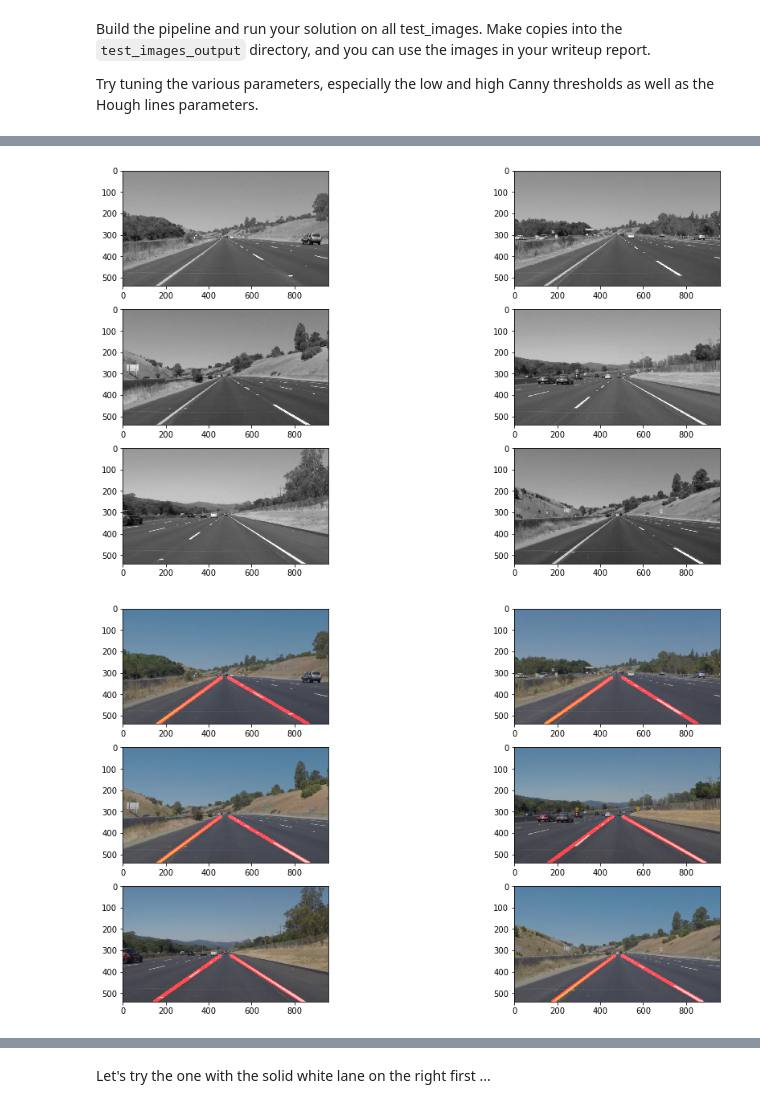
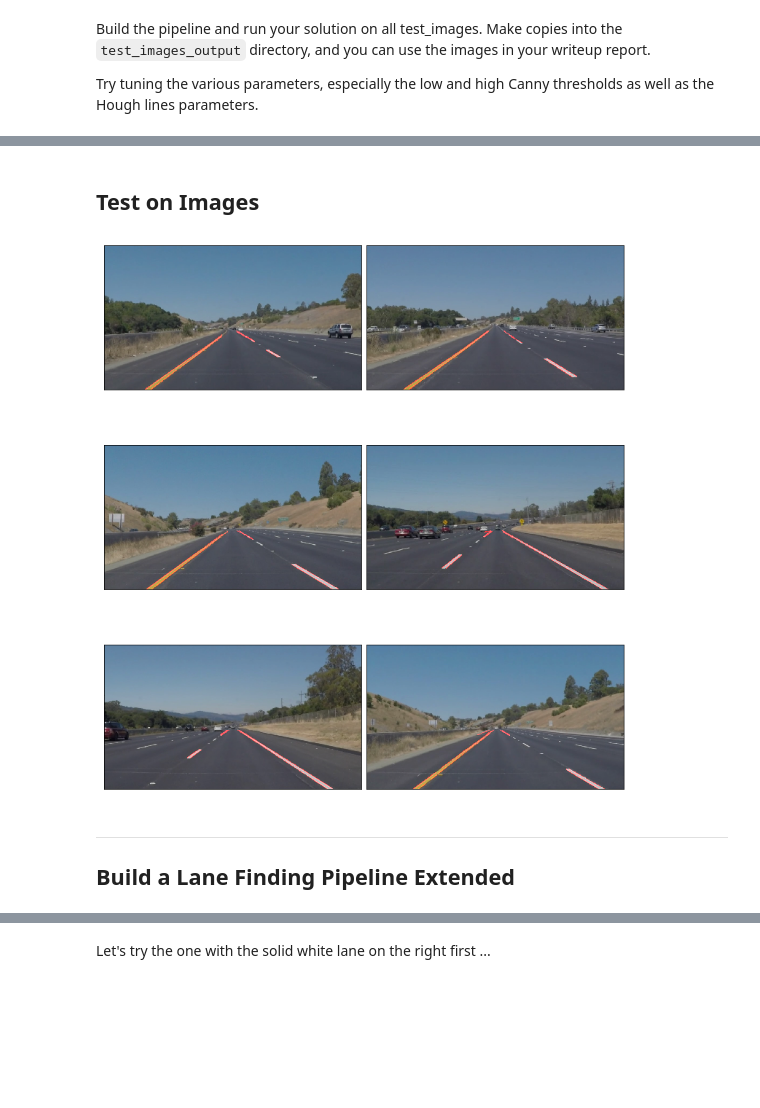
Before and after one commit to joshwadd/Lane-Line-Identification, a Jupyter notebook: Lane-Line-identification.ipynb, the cells around one changed output, grey strips where cells are left out. Cells and saved outputs as stored; diff of their text form; code cells hidden in the pictures; blank space fills up the shorter version.

```diff
--- a/Lane-Line-identification.ipynb
+++ b/Lane-Line-identification.ipynb
@@ -283,0 +134,9 @@ os.listdir("test_images/")
+# %%
+def canny(img, low_threshold = 50, high_threshold = 150):
+    """Applies the Canny transform"""
+    return cv2.Canny(img, low_threshold, high_threshold)
+
+
+edge_detection = list(map(canny, gussian_blur_img))
+
+show_images(edge_detection, cols =2, save=True, title = 'Canny_edge_image')
@@ -283,0 +231,24 @@ os.listdir("test_images/")
+# %%
+def draw_lines(img, lines, color=[255, 0, 0], thickness=2):
+
+    for line in lines:
+        for x1,y1,x2,y2 in line:
+            cv2.line(img, (x1, y1), (x2, y2), color, thickness)
+
+def hough_lines_basic(img, rho=2, theta=np.pi/180, threshold=20, min_line_len=25, max_line_gap=10):
+    """
+    `img` should be the output of a Canny transform.
+
+    Returns an image with hough lines drawn.
+    """
+    lines = cv2.HoughLinesP(img, rho, theta, threshold, np.array([]), minLineLength=min_line_len, maxLineGap=max_line_gap)
+    line_img = np.zeros((img.shape[0], img.shape[1], 3), dtype=np.uint8)
+    draw_lines(line_img, lines)
+    return line_img
+
+raw_hough_image = list(map(hough_lines_basic, ROI_edge_detection))
+
+print_items = []
+print_items.append(input_images[0])
+print_items.append(raw_hough_image[0])
+show_images(print_items, cols=2, save=True, title='hough_tranform' )
@@ -305,7 +294,7 @@ def lane_line_process(image):
     edge_image = canny(low_pass_image, low_threshold, high_threshold)
 
     #Define the vertices and apply a mask to the edge detected image (4sided polygon)
-    vertices = np.array([[(0,dims[0]),(450, 320),(500, 320),(dims[1], dims[0])]], dtype=np.int32)
+    vertices = np.array([[(0,dims[0]),(450, 320),(520, 320),(dims[1], dims[0])]], dtype=np.int32)
     mask_image = region_of_interest(edge_image, vertices)
 
     #Define paramters and apply hough
@@ -315,7 +304,7 @@ def lane_line_process(image):
     min_line_length = 25 #minimum number of pixels making up a line
     max_line_gap = 10    # maximum gap in pixels between connectable line segments
 
-    image_lines = hough_lines(mask_image, rho, theta, threshold, min_line_length, max_line_gap)
+    image_lines = hough_lines_basic(mask_image, rho, theta, threshold, min_line_length, max_line_gap)
 
 
     final_result = weighted_img(image_lines, image)
@@ -331,12 +313,12 @@ show_images(input_images, cols=2, save=True)
-# %%
-gray_scale_images = list(map(grayscale, input_images))
-show_images(gray_scale_images, cols=2)
-# %% [output]
-[figure, removed]
+# %% [markdown]
+## Test on Images
 # %%
 #Apply the lane finding pipeline
 detected_lanes = list(map(lane_line_process, input_images))
 
-show_images(detected_lanes, cols = 2)
+show_images(detected_lanes, cols = 2, save=True, title='Basic_pipeline')
 # %% [output]
-[figure, old version]
+[figure, new version]
+# %% [markdown]
+***
+## Build a Lane Finding Pipeline Extended
```
Also changed, not shown: parts of 33 cells of this notebook.
